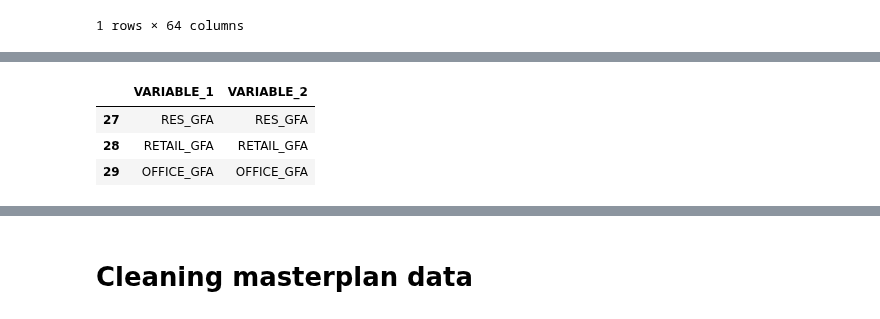
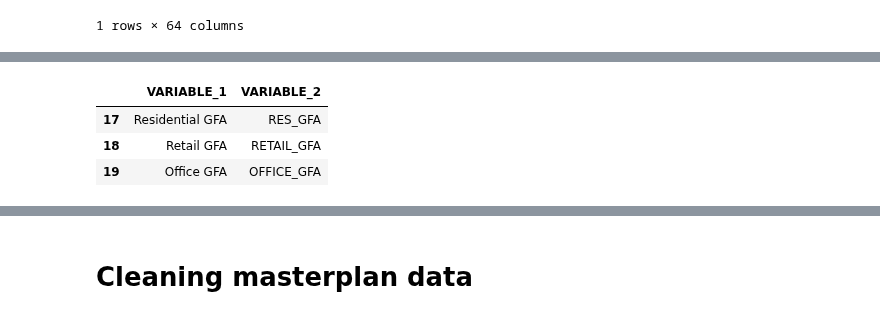
Before and after one commit to BuroHappoldLegacySoup/PlanCapitalLandModel, a Jupyter notebook: Module 1 Masterplan to TAZ Allocation.ipynb, the cells around one changed output, grey strips where cells are left out. Cells and saved outputs as stored; diff of their text form; code cells hidden in the pictures.

```diff
--- a/Module 1 Masterplan to TAZ Allocation.ipynb
+++ b/Module 1 Masterplan to TAZ Allocation.ipynb
@@ -41,12 +40,12 @@ land_use_crosswalk.head(1)
 # %%
 # Reading in TMP summary land use cross wale
 
-tmp_summary_crosswalk = pd.read_csv('taxonomy_crosswalks.csv')
-tmp_summary_crosswalk = tmp_summary_crosswalk[tmp_summary_crosswalk['CROSSWALK'] == 'TMP 2040 to Summary 2040 land uses']
-tmp_summary_crosswalk = tmp_summary_crosswalk[['VARIABLE_1','VARIABLE_2']]
-tmp_summary_crosswalk.head(3)
+mp_tmp_summary_crosswalk = pd.read_csv('taxonomy_crosswalks.csv')
+mp_tmp_summary_crosswalk = mp_tmp_summary_crosswalk[mp_tmp_summary_crosswalk['CROSSWALK'] == 'MP to TMP 2040 Summary Land Use']
+mp_tmp_summary_crosswalk = mp_tmp_summary_crosswalk[['VARIABLE_1','VARIABLE_2']]
+mp_tmp_summary_crosswalk.head(3)
 # %% [output]
 |  | VARIABLE_1 | VARIABLE_2 |
-| 27 | RES_GFA | RES_GFA |
-| 28 | RETAIL_GFA | RETAIL_GFA |
-| 29 | OFFICE_GFA | OFFICE_GFA |
+| 17 | Residential GFA | RES_GFA |
+| 18 | Retail GFA | RETAIL_GFA |
+| 19 | Office GFA | OFFICE_GFA |
```
Also changed, not shown: parts of 16 cells of this notebook, 2 other files.
